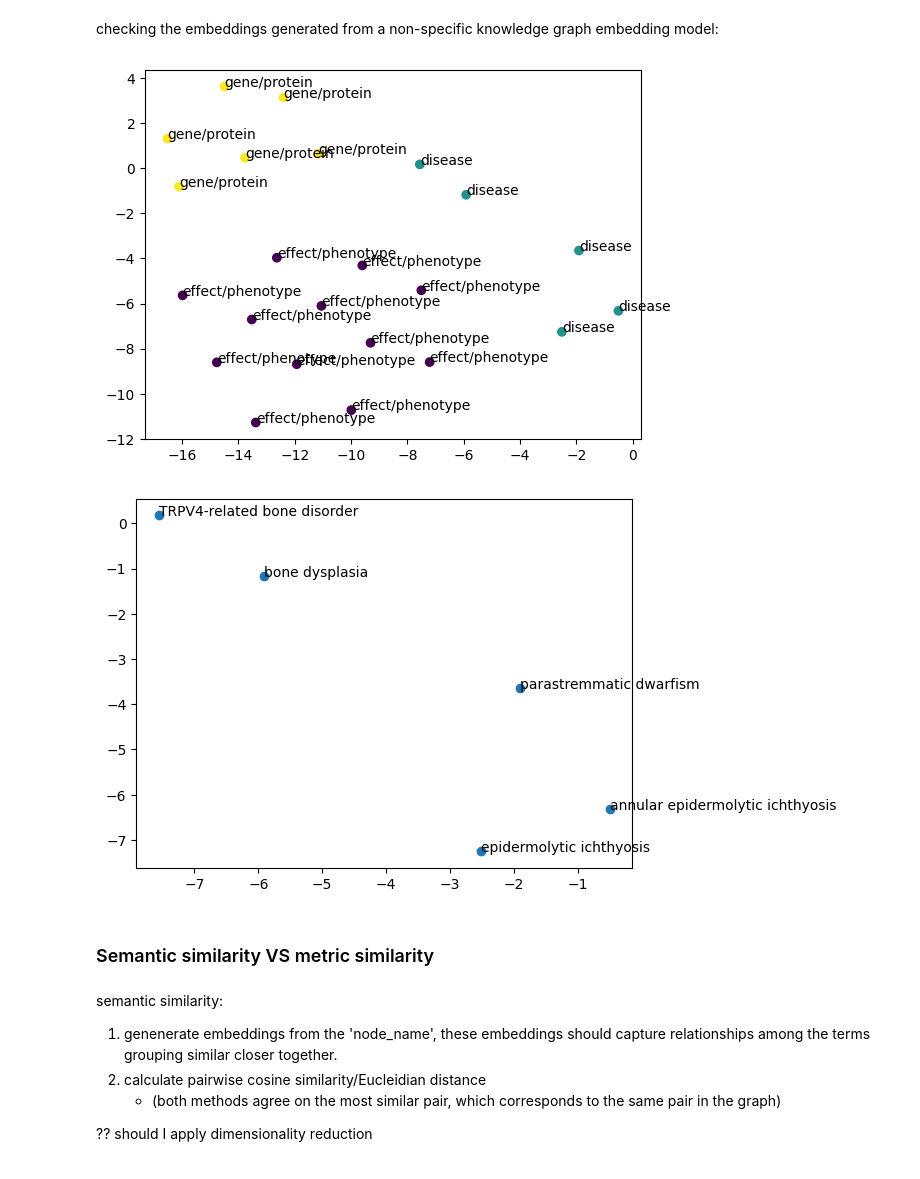
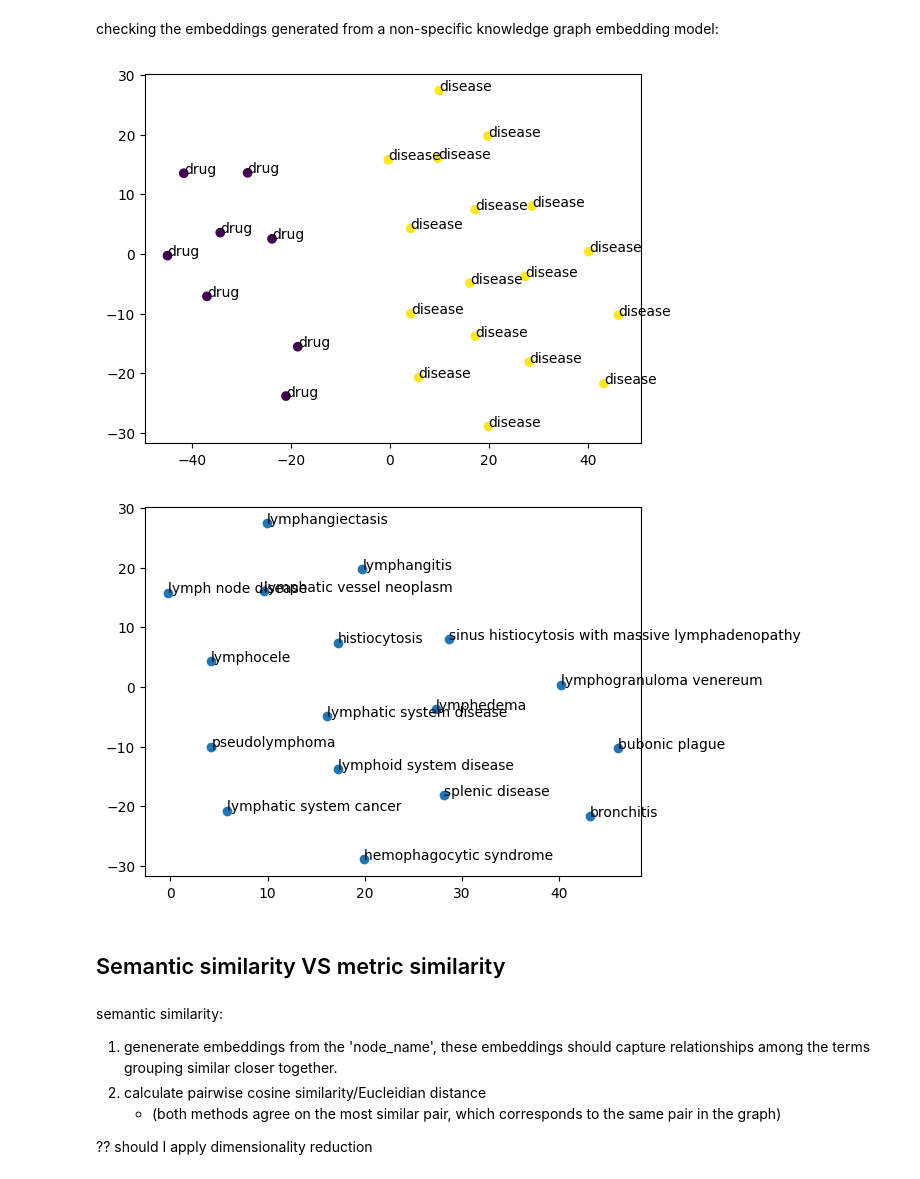
Before and after one commit to laurasck14/KG-RAG, a Jupyter notebook: create_graph.ipynb, the cells around one changed output. Cells and saved outputs as stored; diff of their text form; code cells hidden in the pictures.

```diff
--- a/create_graph.ipynb
+++ b/create_graph.ipynb
@@ -749,12 +709,2 @@ with open(os.path.expanduser('~/scratch-llm/storage/entity_nodes_embedded.pkl'),
     entity_nodes_embedded = pickle.load(f)
-# %%
-# convert th TextNodes in subgraph_nodes to EntityNodes and ChunkNodes
-subgraph_entity = []
-for node in subgraph_nodes:
-    if node.text:
-        chunk_node = ChunkNode(id_=node.id_, label='text', text=node.text, properties=node.metadata)
-        subgraph_entity.append(chunk_node)
-    else:
-        entity_node = EntityNode(name=node.id_, label='text', properties=node.metadata)
-        subgraph_entity.append(entity_node)
 # %% [markdown]
@@ -1070,0 +817,5 @@ print(response)
+# %%
+#import nodes from pickle from the storage
+import pickle
+with open(os.path.expanduser('~/scratch-llm/storage/nodes/all_nodes_embedded_mpnet_base_v2.pkl'), 'rb') as f:
+    all_nodes_embedded = pickle.load(f)
@@ -1070,0 +832,19 @@ print(response)
+# %%
+#small subgraph with text nodes
+start_node = all_nodes_embedded[11075]
+related_nodes_info = start_node.relationships.get(NodeRelationship.CHILD, [])
+
+related_nodes = []
+edges = []
+for relation in related_nodes_info:
+    # Find the related node by its node_id
+    related_node = next((node for node in all_nodes_embedded if node.node_id == relation.node_id), None)
+    if related_node:
+        related_nodes.append(related_node)
+        edges.append((start_node.node_id, related_node.node_id, relation.metadata))
+
+
+subgraph_nodes = [start_node] + related_nodes  # Include the starting node and its neighbors
+
+for node in subgraph_nodes:
+    print(f"Node ID: {node.node_id}, Node Name: {node.metadata.get('node_name', 'N/A')}, Node Type: {node.metadata.get('node_type', 'N/A')}")
@@ -1077,10 +875,10 @@ import numpy as np
 
 tsne = TSNE(n_components=2, random_state=42, perplexity=15) # trial and error, 15 seems to be the cut off
 # Get the embeddings and labels
-embeddings = np.array([node.embedding for node in index_nodes])
+embeddings = np.array([node.embedding for node in subgraph_nodes])
 
 reduced_embeddings = tsne.fit_transform(embeddings)
-labels = [node.metadata['node_type'] for node in index_nodes]
+labels = [node.metadata['node_type'] for node in subgraph_nodes]
 # Convert labels to numerical values for coloring
 label_to_num = {label: idx for idx, label in enumerate(set(labels))}
 numeric_labels = [label_to_num[label] for label in labels]
@@ -1091,26 +889,26 @@ for i, txt in enumerate(labels):
     plt.annotate(txt, (reduced_embeddings[i, 0], reduced_embeddings[i, 1]))
 plt.show()
 # %% [output]
-[figure, old version]
+[figure, new version]
 # %%
 # plot the embeddings according to the "node_type" = ' disease' from the "reduced_embeddings" variable
 disease_embeddings = []
 disease_labels = []
-for i, node in enumerate(index_nodes):
+for i, node in enumerate(subgraph_nodes):
     if node.metadata['node_type'] == 'disease':
         disease_embeddings.append(reduced_embeddings[i])
         disease_labels.append(node.metadata['node_name'])
 
 #plot the embeddings
 disease_embeddings = np.array(disease_embeddings)
 plt.scatter(disease_embeddings[:, 0], disease_embeddings[:, 1])
 for i, txt in enumerate(disease_labels):
     plt.annotate(txt, (disease_embeddings[i, 0], disease_embeddings[i, 1]))
 plt.show()
 # %% [output]
-[figure, old version]
+[figure, new version]
 # %% [markdown]
-### Semantic similarity VS metric similarity
+## Semantic similarity VS metric similarity
 # %% [markdown]
 semantic similarity:
 1. genenerate embeddings from the 'node_name', these embeddings should capture relationships among the terms grouping similar closer together.
```
Also changed, not shown: parts of 45 cells of this notebook.
